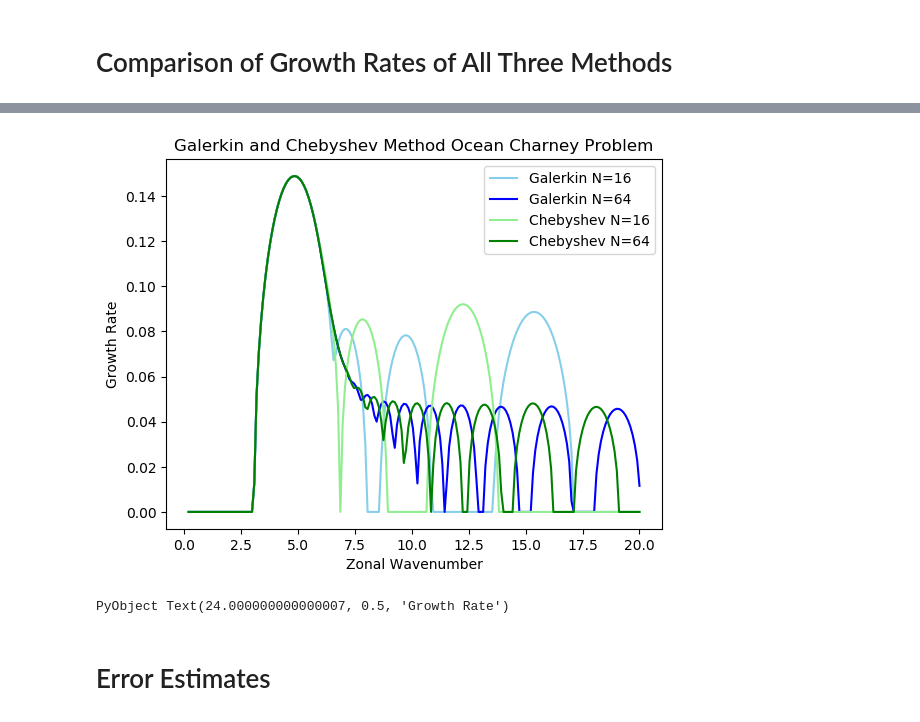
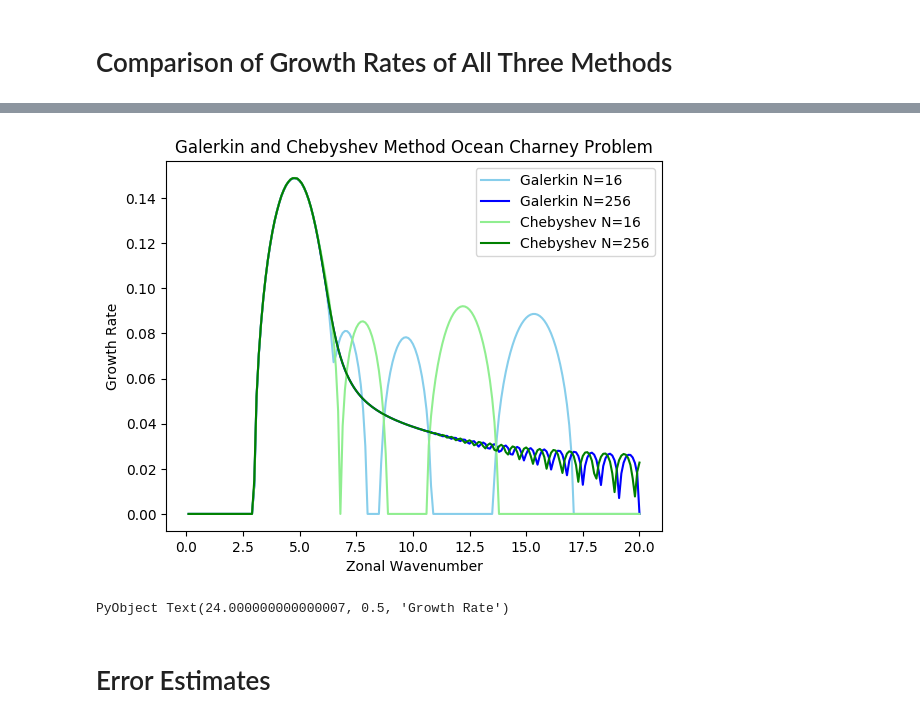
Before and after one commit to mwatwood-cu/QG-Galerkin, a Jupyter notebook: Julia1Version/Charney.ipynb, the cells around one changed output, grey strips where cells are left out. Cells and saved outputs as stored; diff of their text form; code cells hidden in the pictures.

```diff
--- a/Julia1Version/Charney.ipynb
+++ b/Julia1Version/Charney.ipynb
@@ -76,7 +76,7 @@ growthRates_16_C, vectors_16_C, w_speeds_16_C = growthRateEigenValues_Cheb(matri
 #Finite Difference
 growthRates_16_F, vectors_16_F, w_speeds_16_F = growthRateEigenValues_fd(matrixSize, beta, ky, kxs, S_OC, u_OC)
 
-matrixSize = 64
+matrixSize = 256
 #Galerkin
 eigenValuesAndVectors_64_G = getCompleteStabilityEigenObjectsOfKx(matrixSize, beta, ky, kxs, S_OC, dq_OC, du_OC, -2, 0, first_coefficient)
 growthRates_64_G, vectors_64_G, w_speeds_64_G = getStabilityValues(eigenValuesAndVectors_64_G, kxs)
@@ -104,16 +104,16 @@ ax[:legend](loc="upper right")
 PyObject <matplotlib.legend.Legend object at 0x...>
 # %%
 plot(kxs, growthRates_16_G, label="Galerkin N=16",color="skyblue")
-plot(kxs, growthRates_64_G, label="Galerkin N=64", color="b")
+plot(kxs, growthRates_64_G, label="Galerkin N=256", color="b")
 plot(kxs, growthRates_16_C, label="Chebyshev N=16",color="lightgreen")
-plot(kxs, growthRates_64_C, label="Chebyshev N=64",color="g")
+plot(kxs, growthRates_64_C, label="Chebyshev N=256",color="g")
 legend(loc="upper right")
 title("Galerkin and Chebyshev Method Ocean Charney Problem")
 xlabel("Zonal Wavenumber")
 ylabel("Growth Rate")
 #savefig("G_OceanCharney.eps", format="eps", dpi=1000)
 # %% [output]
-[figure, old version]
+[figure, new version]
 PyObject Text(24.000000000000007, 0.5, 'Growth Rate')
 # %% [markdown]
 # Error Estimates
```
Also changed, not shown: parts of 9 cells of this notebook, 2 other files.
